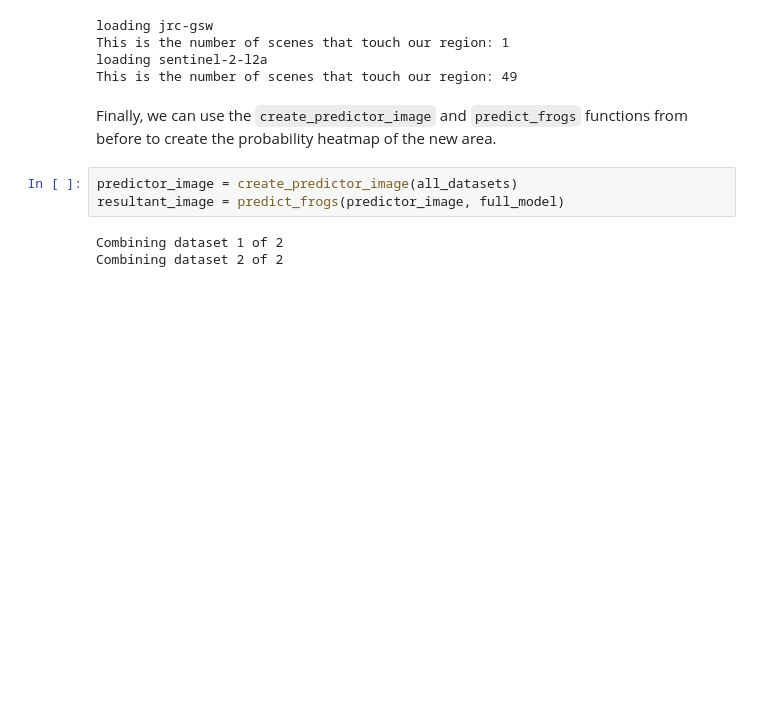
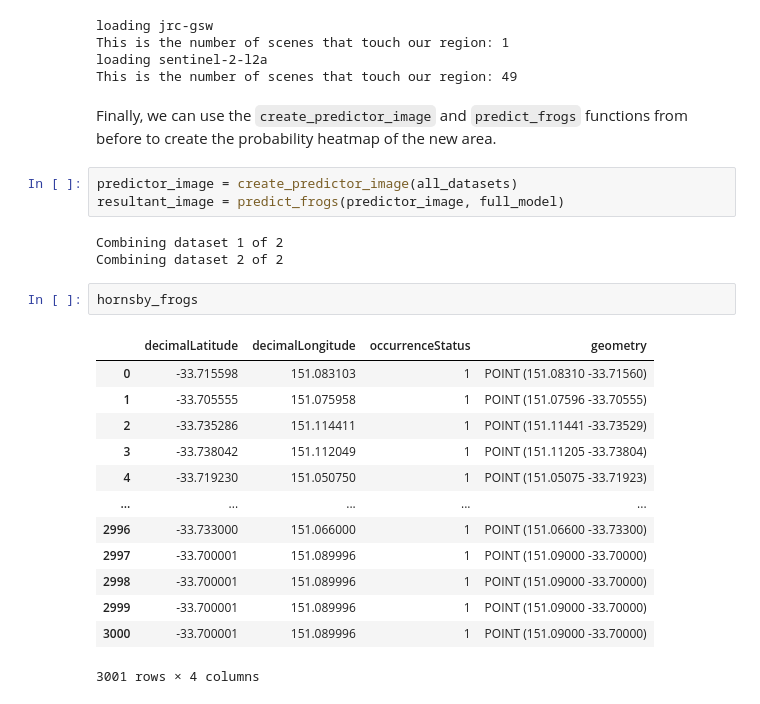
Before and after one commit to EY-Data-Science-Program/2022-Better-Working-World-Data-Challenge, a Jupyter notebook: Billy_Model.ipynb, the cells around one changed output. Saved outputs shown, nothing was run; the diff lists cells and outputs as text; blank space fills up the shorter version.

```diff
--- a/Billy_Model.ipynb
+++ b/Billy_Model.ipynb
@@ -537,6 +541,22 @@ resultant_image = predict_frogs(predictor_image, full_model)
 # %% [output]
 Combining dataset 1 of 2
 Combining dataset 2 of 2
+# %%
+hornsby_frogs
+# %% [output]
+|  | decimalLatitude | decimalLongitude | occurrenceStatus | geometry |
+| 0 | -33.715598 | 151.083103 | 1 | POINT (151.08310 -33.71560) |
+| 1 | -33.705555 | 151.075958 | 1 | POINT (151.07596 -33.70555) |
+| 2 | -33.735286 | 151.114411 | 1 | POINT (151.11441 -33.73529) |
+| 3 | -33.738042 | 151.112049 | 1 | POINT (151.11205 -33.73804) |
+| 4 | -33.719230 | 151.050750 | 1 | POINT (151.05075 -33.71923) |
+| ... | ... | ... | ... | ... |
+| 2996 | -33.733000 | 151.066000 | 1 | POINT (151.06600 -33.73300) |
+| 2997 | -33.700001 | 151.089996 | 1 | POINT (151.09000 -33.70000) |
+| 2998 | -33.700001 | 151.089996 | 1 | POINT (151.09000 -33.70000) |
+| 2999 | -33.700001 | 151.089996 | 1 | POINT (151.09000 -33.70000) |
+| 3000 | -33.700001 | 151.089996 | 1 | POINT (151.09000 -33.70000) |
+3001 rows × 4 columns
 # %%
 # Display the image
 plot_heatmap(resultant_image, hornsby_frogs, "Logistic Regression Model Results - Hornsby, NSW")
```
Also changed, not shown: parts of 3 cells of this notebook.
